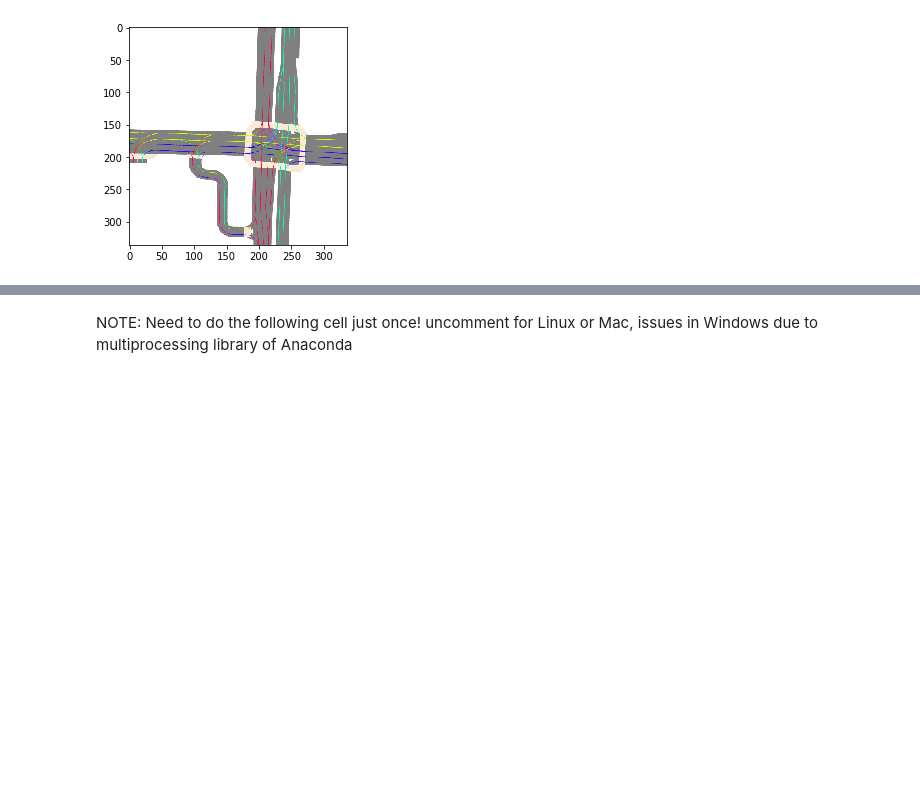
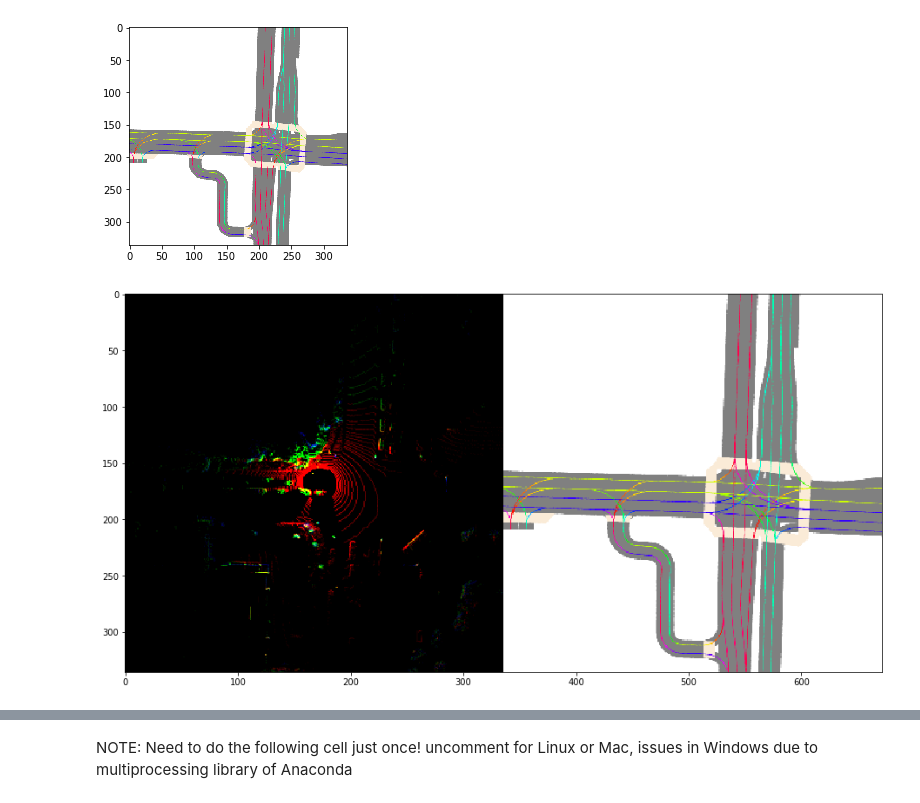
Before and after one commit to rossivalen/Thesis_AutonomousDriving, a Jupyter notebook: avod_lyft/avod_lyft_train.ipynb, the cells around one changed output, grey strips where cells are left out. Drawn from its saved outputs; the diff is of its cells as text; code cells hidden in the pictures; blank space fills up the shorter version.

```diff
--- a/avod_lyft/avod_lyft_train.ipynb
+++ b/avod_lyft/avod_lyft_train.ipynb
@@ -282,6 +201,82 @@ plt.imshow(ego_centric_map)
 plt.show()
 # %% [output]
 [figure]
+# %%
+map_mask = level5data.map[0]["mask"]
+
+def create_transformation_matrix_to_voxel_space(shape, voxel_size, offset):
+    """
+    Constructs a transformation matrix given an output voxel shape such that (0,0,0) ends up in the center.
+    Voxel_size defines how large every voxel is in world coordinate, (1,1,1) would be the same as Minecraft voxels.
+
+    An offset per axis in world coordinates (metric) can be provided, this is useful for Z (up-down) in lidar points.
+    """
+
+    shape, voxel_size, offset = np.array(shape), np.array(voxel_size), np.array(offset)
+
+    tm = np.eye(4, dtype=np.float32)
+    translation = shape/2 + offset/voxel_size
+
+    tm = tm * np.array(np.hstack((1/voxel_size, [1])))
+
+    tm[:3, 3] = np.transpose(translation)
+    return tm
+
+def transform_points(points, transf_matrix):
+    """
+    Transform (3,N) or (4,N) points using transformation matrix.
+    """
+    if points.shape[0] not in [3,4]:
+        raise Exception("Points input should be (3,N) or (4,N) shape, received {}".format(points.shape))
+    return transf_matrix.dot(np.vstack((points[:3, :], np.ones(points.shape[1]))))[:3, :]
+
+def car_to_voxel_coords(points, shape, voxel_size, z_offset=0):
+    if len(shape) != 3:
+        raise Exception("Voxel volume shape should be 3 dimensions (x,y,z)")
+
+    if len(points.shape) != 2 or points.shape[0] not in [3, 4]:
+        raise Exception("Input points should be (3,N) or (4,N) in shape, found {}".format(points.shape))
+
+    tm = create_transformation_matrix_to_voxel_space(shape, voxel_size, (0, 0, z_offset))
+    p = transform_points(points, tm)
+    return p
+
+def create_voxel_pointcloud(points, shape, voxel_size=(0.5,0.5,1), z_offset=0):
+
+    points_voxel_coords = car_to_voxel_coords(points.copy(), shape, voxel_size, z_offset)
+    points_voxel_coords = points_voxel_coords[:3].transpose(1,0)
+    points_voxel_coords = np.int0(points_voxel_coords)
+
+    bev = np.zeros(shape, dtype=np.float32)
+    bev_shape = np.array(shape)
+
+    within_bounds = (np.all(points_voxel_coords >= 0, axis=1) * np.all(points_voxel_coords < bev_shape, axis=1))
+
+    points_voxel_coords = points_voxel_coords[within_bounds]
+    coord, count = np.unique(points_voxel_coords, axis=0, return_counts=True)
+
+    # Note X and Y are flipped:
+    bev[coord[:,1], coord[:,0], coord[:,2]] = count
+
+    return bev
+
+def normalize_voxel_intensities(bev, max_intensity=16):
+    return (bev/max_intensity).clip(0,1)
+
+
+voxel_size = (0.4,0.4,1.5)
+z_offset = -2.0
+bev_shape = (336,336, 3)
+
+bev = create_voxel_pointcloud(lidar_pointcloud.points, bev_shape, voxel_size=voxel_size, z_offset=z_offset)
+
+# So that the values in the voxels range from 0,1 we set a maximum intensity.
+bev = normalize_voxel_intensities(bev)
+plt.figure(figsize=(16,8))
+plt.imshow(np.hstack((bev, ego_centric_map)))
+plt.show()
+# %% [output]
+[figure, added]
 # %%
 boxes = level5data.get_boxes(sample_lidar_token)
 
```
Also changed, not shown: parts of 17 cells of this notebook.
